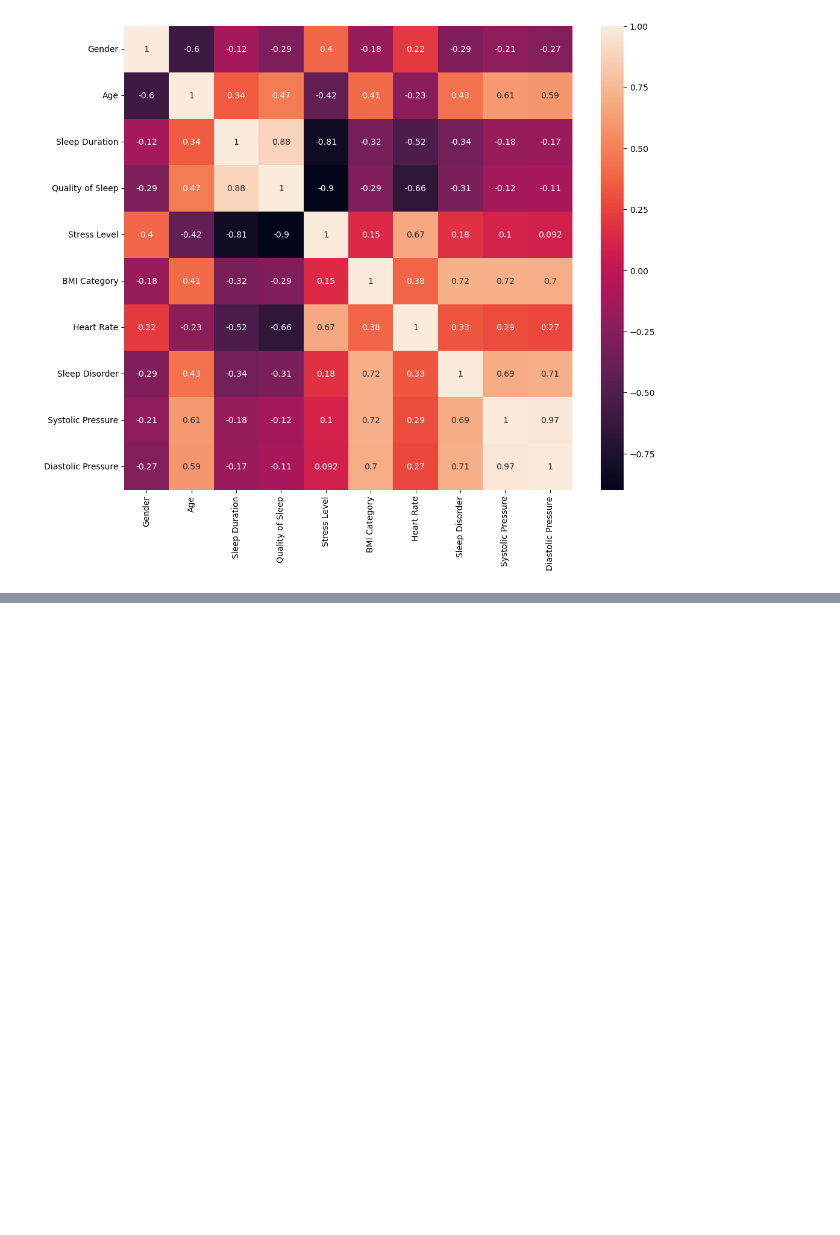
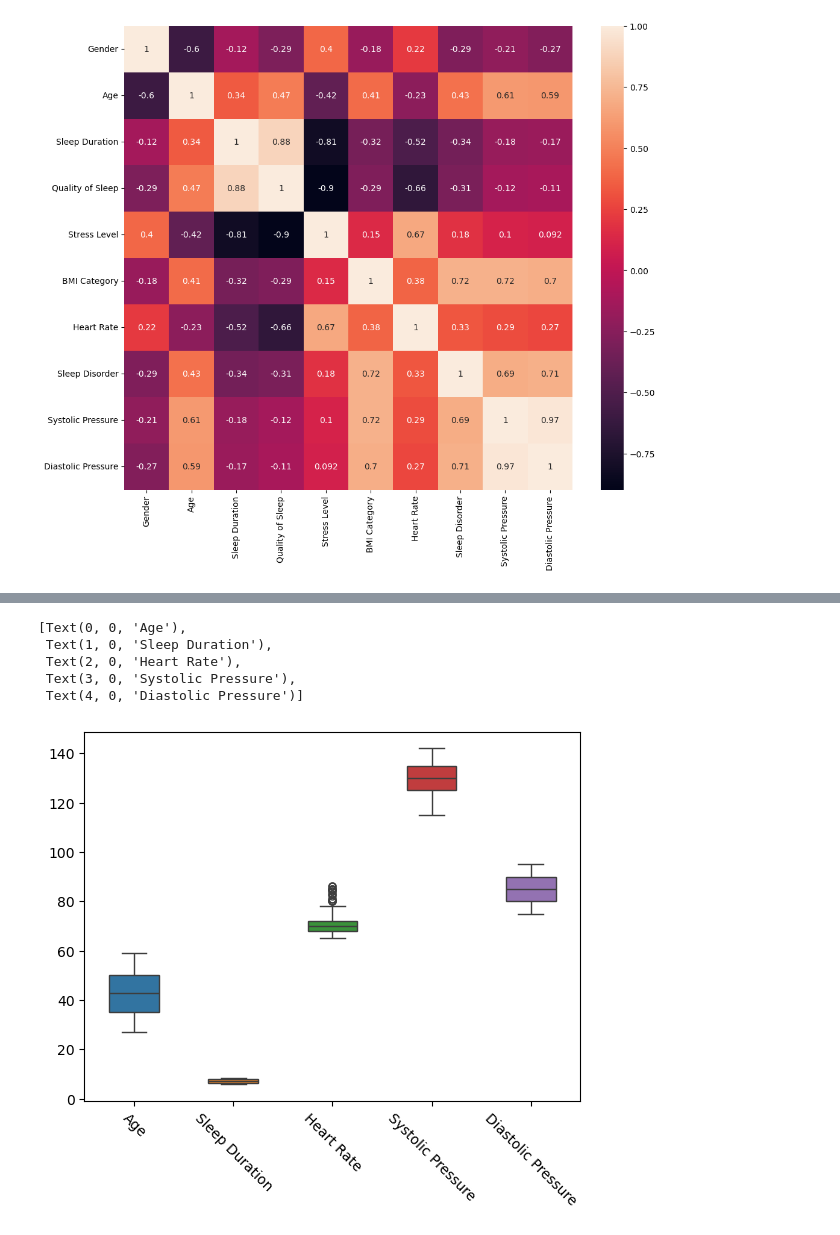
Before and after one commit to Juamops/Reto_F1009, a Jupyter notebook: analysis/analisis1.ipynb, the cells around one changed output, grey strips where cells are left out. Saved outputs shown, nothing was run; the diff lists cells and outputs as text; code cells hidden in the pictures; blank space fills up the shorter version.

```diff
--- a/analysis/analisis1.ipynb
+++ b/analysis/analisis1.ipynb
@@ -4,6 +17,7 @@ import pandas as pd
 # %%
 df = pd.read_csv("../data/processed_data.csv")
 # %%
+df_numeric_all = df.drop(['Unnamed: 0', 'Occupation', 'Blood Pressure','Person ID'],axis=1)
 df_numeric = df.drop(['Unnamed: 0', 'Occupation', 'Blood Pressure','Person ID','Daily Steps','Physical Activity Level'], axis=1)
 # %%
 df_numeric_normalized=df_numeric/df_numeric.max()
@@ -22,0 +160,14 @@ KeyError: "None of [Index([''], dtype='object')] are in the [columns]"
+# %%
+#=====================================================================
+# DIAGRAMA DE CAJA Y BIGOTE CON SEABORN
+df_boxplot = df_numeric_all[['Age', 'Sleep Duration', 'Heart Rate', 'Systolic Pressure', 'Diastolic Pressure']]
+#Sleep Duration, age, heart rate, sistolic pressure, diastolic pressure
+ax=sns.boxplot(data=df_boxplot,width=0.5,fliersize=5)
+ax.set_xticklabels(ax.get_xticklabels(),rotation=315)
+# %% [output]
+[Text(0, 0, 'Age'),
+ Text(1, 0, 'Sleep Duration'),
+ Text(2, 0, 'Heart Rate'),
+ Text(3, 0, 'Systolic Pressure'),
+ Text(4, 0, 'Diastolic Pressure')]
+[figure, added]
```
Also changed, not shown: parts of 10 cells of this notebook.
